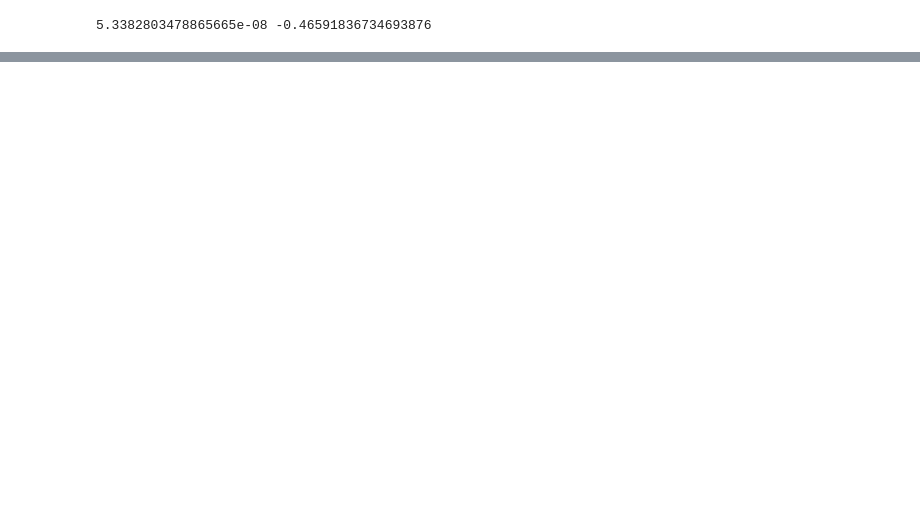
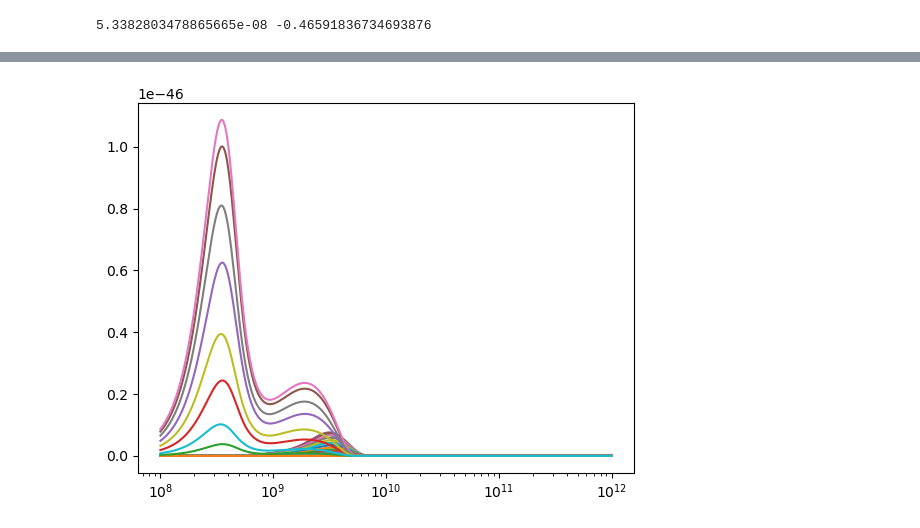
Before and after one commit to zzhang0123/SpyDust, a Jupyter notebook: notebooks/dist_funcs.ipynb, the cells around one changed output, grey strips where cells are left out. Saved outputs shown, nothing was run; the diff lists cells and outputs as text; code cells hidden in the pictures; blank space fills up the shorter version.

```diff
--- a/notebooks/dist_funcs.ipynb
+++ b/notebooks/dist_funcs.ipynb
@@ -201,4 +203,8 @@ mu2_f_arr = mu2_f(env, a_tab, beta_tab, f_a_beta, dip_per_at, ip, 20)
 # %%
+mu2_f_arr = mu2_f(env, a_tab, beta_tab, f_a_beta, dip_per_at, ip, 20, omega_min=1e8, omega_max=1e15, Nomega=1000)
+
 for i in range(len(beta_tab)):
     plt.plot(omega, mu2_f_arr[i, 0, :], label=beta_tab[i])
     plt.xscale('log')
+# %% [output]
+[figure, added]
```
Also changed, not shown: parts of 27 cells of this notebook, 3 other files.
